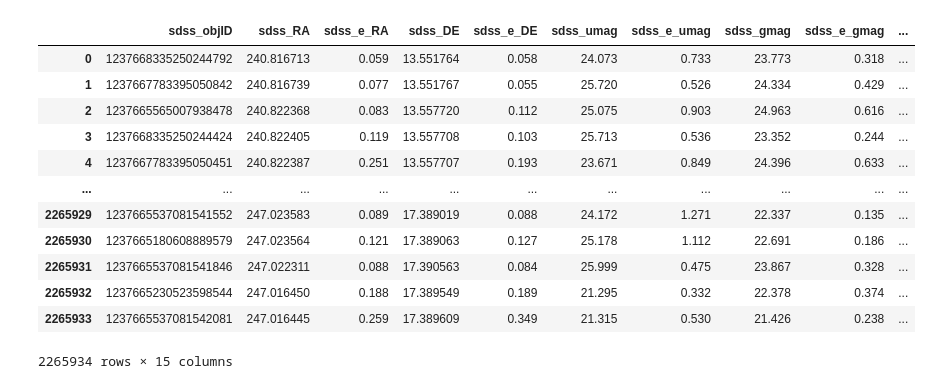
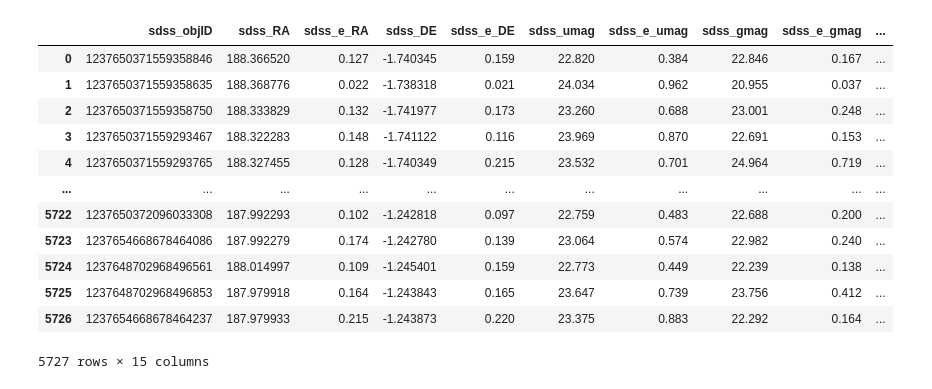
Before and after one commit to EA4096/xMatch, a Jupyter notebook: db.ipynb, the cells around one changed output. Cells and saved outputs as stored; diff of their text form; code cells hidden in the pictures.

```diff
--- a/db.ipynb
+++ b/db.ipynb
@@ -16,8 +20,16 @@ cur=conn.cursor()
 # %%
 %%time
 
-ps_pand=pd.read_csv("ps1.csv", sep=',', low_memory=False)
+ps_pand=pd.read_csv("ps1_add.csv", sep=',', low_memory=False)
 ps_pand.astype(float)
+
+cols_ps = {}
+
+for i in ps_pand.columns:
+    cols_ps[i] = 'ps_' + i
+
+ps_pand.rename(columns=cols_ps, inplace=True)
+
 ps_pand['ps_objID'].astype(int, copy = False)
 ps_df = ps_pand[['ps_objID', 'ps_RA', 'ps_e_RA', 'ps_DE', 'ps_e_DE','ps_gmag', 'ps_e_gmag','ps_rmag', 'ps_e_rmag','ps_imag', 'ps_e_imag','ps_zmag', 'ps_e_zmag','ps_ymag', 'ps_e_ymag']]
 ps_df
@@ -39,8 +58,16 @@ Wall time: 1.73 s
 # %%
 %%time
 
-sdss_pand=pd.read_csv("sdss12.csv", sep=',', low_memory=False)
+sdss_pand=pd.read_csv("sdss12_add1.csv", sep=',', low_memory=False)
 sdss_pand.astype(float)
+
+cols_sdss = {}
+
+for i in sdss_pand.columns:
+    cols_sdss[i] = 'sdss_' + i
+
+sdss_pand.rename(columns=cols_sdss, inplace=True)
+
 sdss_pand['sdss_objID'].astype(int, copy = False)
 
 sdss_df = sdss_pand[['sdss_objID', 'sdss_RA', 'sdss_e_RA', 'sdss_DE', 'sdss_e_DE', 'sdss_umag', 'sdss_e_umag', 'sdss_gmag', 'sdss_e_gmag','sdss_rmag', 'sdss_e_rmag','sdss_imag', 'sdss_e_imag','sdss_zmag', 'sdss_e_zmag']]
@@ -50,16 +77,16 @@ Wall time: 4.96 s
 |  | sdss_objID | sdss_RA | sdss_e_RA | sdss_DE | sdss_e_DE | sdss_umag | sdss_e_umag | sdss_gmag | sdss_e_gmag | ... |
-| 0 | 1237668335250244792 | 240.816713 | 0.059 | 13.551764 | 0.058 | 24.073 | 0.733 | 23.773 | 0.318 | ... |
-| 1 | 1237667783395050842 | 240.816739 | 0.077 | 13.551767 | 0.055 | 25.720 | 0.526 | 24.334 | 0.429 | ... |
-| 2 | 1237665565007938478 | 240.822368 | 0.083 | 13.557720 | 0.112 | 25.075 | 0.903 | 24.963 | 0.616 | ... |
-| 3 | 1237668335250244424 | 240.822405 | 0.119 | 13.557708 | 0.103 | 25.713 | 0.536 | 23.352 | 0.244 | ... |
-| 4 | 1237667783395050451 | 240.822387 | 0.251 | 13.557707 | 0.193 | 23.671 | 0.849 | 24.396 | 0.633 | ... |
+| 0 | 1237650371559358846 | 188.366520 | 0.127 | -1.740345 | 0.159 | 22.820 | 0.384 | 22.846 | 0.167 | ... |
+| 1 | 1237650371559358635 | 188.368776 | 0.022 | -1.738318 | 0.021 | 24.034 | 0.962 | 20.955 | 0.037 | ... |
+| 2 | 1237650371559358750 | 188.333829 | 0.132 | -1.741977 | 0.173 | 23.260 | 0.688 | 23.001 | 0.248 | ... |
+| 3 | 1237650371559293467 | 188.322283 | 0.148 | -1.741122 | 0.116 | 23.969 | 0.870 | 22.691 | 0.153 | ... |
+| 4 | 1237650371559293765 | 188.327455 | 0.128 | -1.740349 | 0.215 | 23.532 | 0.701 | 24.964 | 0.719 | ... |
 | ... | ... | ... | ... | ... | ... | ... | ... | ... | ... | ... |
-| 2265929 | 1237665537081541552 | 247.023583 | 0.089 | 17.389019 | 0.088 | 24.172 | 1.271 | 22.337 | 0.135 | ... |
-| 2265930 | 1237665180608889579 | 247.023564 | 0.121 | 17.389063 | 0.127 | 25.178 | 1.112 | 22.691 | 0.186 | ... |
-| 2265931 | 1237665537081541846 | 247.022311 | 0.088 | 17.390563 | 0.084 | 25.999 | 0.475 | 23.867 | 0.328 | ... |
-| 2265932 | 1237665230523598544 | 247.016450 | 0.188 | 17.389549 | 0.189 | 21.295 | 0.332 | 22.378 | 0.374 | ... |
-| 2265933 | 1237665537081542081 | 247.016445 | 0.259 | 17.389609 | 0.349 | 21.315 | 0.530 | 21.426 | 0.238 | ... |
+| 5722 | 1237650372096033308 | 187.992293 | 0.102 | -1.242818 | 0.097 | 22.759 | 0.483 | 22.688 | 0.200 | ... |
+| 5723 | 1237654668678464086 | 187.992279 | 0.174 | -1.242780 | 0.139 | 23.064 | 0.574 | 22.982 | 0.240 | ... |
+| 5724 | 1237648702968496561 | 188.014997 | 0.109 | -1.245401 | 0.159 | 22.773 | 0.449 | 22.239 | 0.138 | ... |
+| 5725 | 1237648702968496853 | 187.979918 | 0.164 | -1.243843 | 0.165 | 23.647 | 0.739 | 23.756 | 0.412 | ... |
+| 5726 | 1237654668678464237 | 187.979933 | 0.215 | -1.243873 | 0.220 | 23.375 | 0.883 | 22.292 | 0.164 | ... |
-2265934 rows × 15 columns
+5727 rows × 15 columns
 # %%
 ps_df.to_sql(name='ps', con=conn, if_exists='replace', index=False)
 # %%
```
Also changed, not shown: parts of 9 cells of this notebook.
